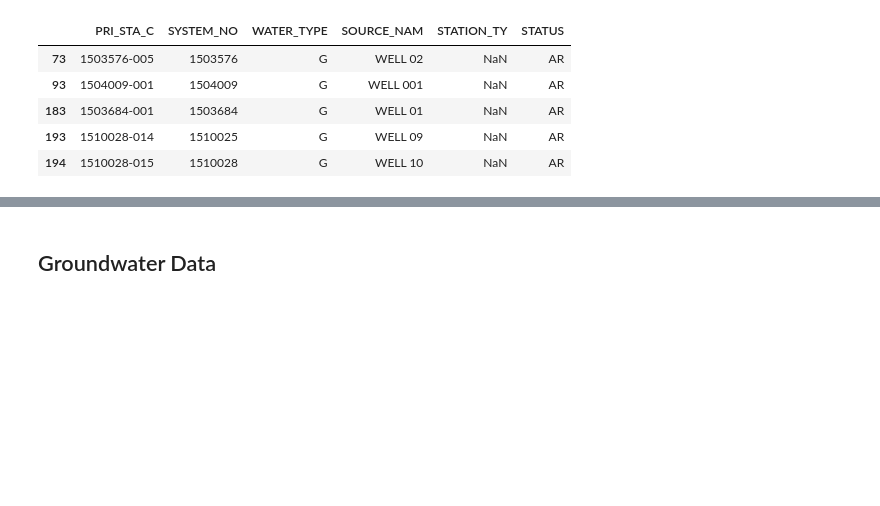
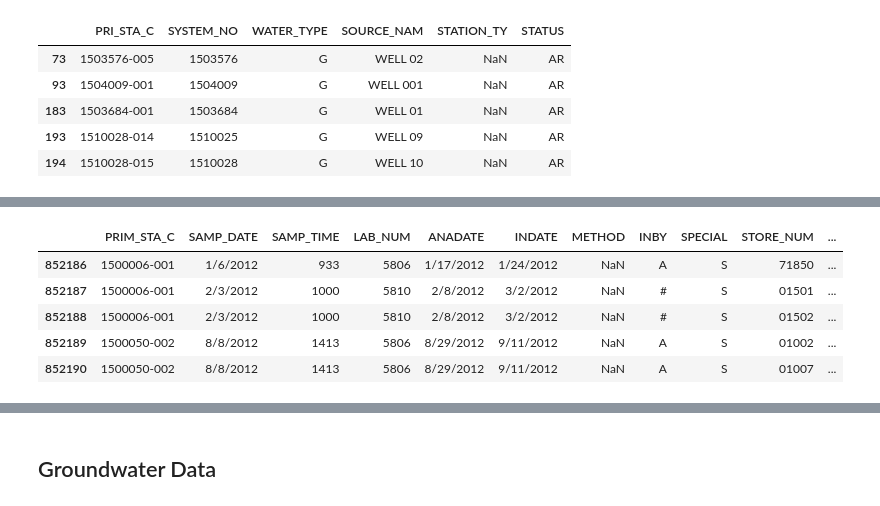
Before and after one commit to waterdatacollaborative/NicoleLook_Drinking-Water-Contaminant-Classification, a Jupyter notebook: Capstone.ipynb, the cells around one changed output, grey strips where cells are left out. Drawn from its saved outputs; the diff is of its cells as text; code cells hidden in the pictures; blank space fills up the shorter version.

```diff
--- a/Capstone.ipynb
+++ b/Capstone.ipynb
@@ -191,0 +165,9 @@ kern_sites.drop('WATER_TYPE', axis=1, inplace=True)
+# %%
+kern_chem.head()
+# %% [output]
+|  | PRIM_STA_C | SAMP_DATE | SAMP_TIME | LAB_NUM | ANADATE | INDATE | METHOD | INBY | SPECIAL | STORE_NUM | ... |
+| 852186 | 1500006-001 | 1/6/2012 | 933 | 5806 | 1/17/2012 | 1/24/2012 | NaN | A | S | 71850 | ... |
+| 852187 | 1500006-001 | 2/3/2012 | 1000 | 5810 | 2/8/2012 | 3/2/2012 | NaN | # | S | 01501 | ... |
+| 852188 | 1500006-001 | 2/3/2012 | 1000 | 5810 | 2/8/2012 | 3/2/2012 | NaN | # | S | 01502 | ... |
+| 852189 | 1500050-002 | 8/8/2012 | 1413 | 5806 | 8/29/2012 | 9/11/2012 | NaN | A | S | 01002 | ... |
+| 852190 | 1500050-002 | 8/8/2012 | 1413 | 5806 | 8/29/2012 | 9/11/2012 | NaN | A | S | 01007 | ... |
```
Also changed, not shown: parts of 84 cells of this notebook.
